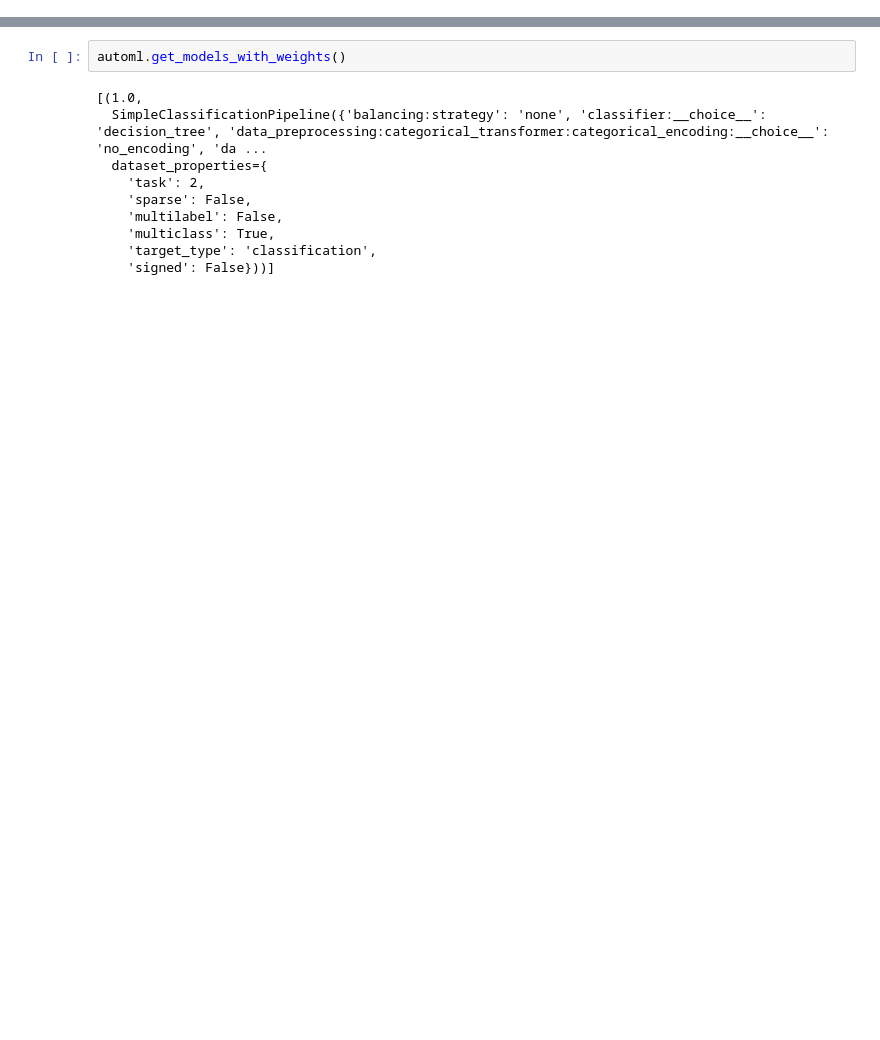
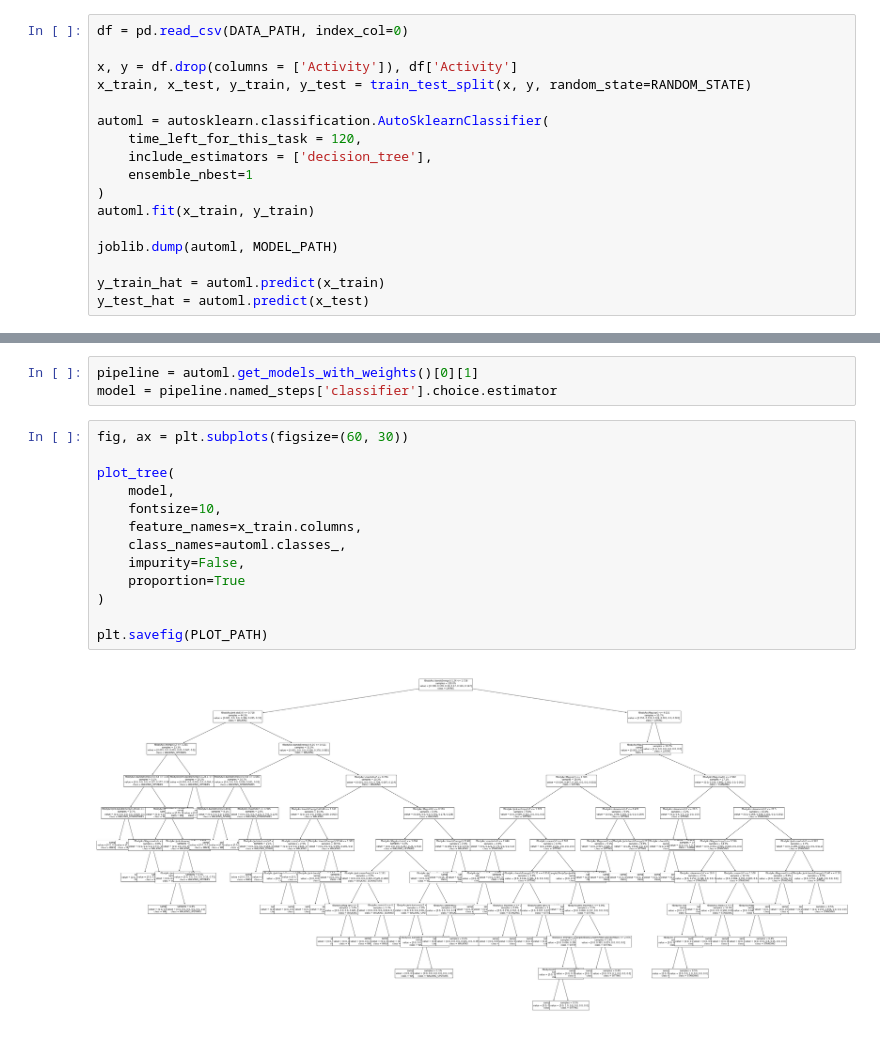
Before and after one commit to pfilo8/BHL-Hackathon-AI, a Jupyter notebook: AutoML-Decision-Tree.ipynb, the cells around one changed output, grey strips where cells are left out. Cells and saved outputs as stored; diff of their text form; blank space fills up the shorter version.

Commit message:
AutoML Decision Tree results.

```diff
--- a/AutoML-Decision-Tree.ipynb
+++ b/AutoML-Decision-Tree.ipynb
@@ -71,0 +33,17 @@ y_test_hat = automl.predict(x_test)
+# %%
+df = pd.read_csv(DATA_PATH, index_col=0)
+
+x, y = df.drop(columns = ['Activity']), df['Activity']
+x_train, x_test, y_train, y_test = train_test_split(x, y, random_state=RANDOM_STATE)
+
+automl = autosklearn.classification.AutoSklearnClassifier(
+    time_left_for_this_task = 120,
+    include_estimators = ['decision_tree'],
+    ensemble_nbest=1
+)
+automl.fit(x_train, y_train)
+
+joblib.dump(automl, MODEL_PATH)
+
+y_train_hat = automl.predict(x_train)
+y_test_hat = automl.predict(x_test)
@@ -102,12 +108,18 @@ WALKING_DOWNSTAIRS       0.93      0.93      0.93       338
-# %%
-automl.get_models_with_weights()
-# %% [output]
-[(1.0,
-  SimpleClassificationPipeline({'balancing:strategy': 'none', 'classifier:__choice__': 'decision_tree', 'data_preprocessing:categorical_transformer:categorical_encoding:__choice__': 'no_encoding', 'da ...
-  dataset_properties={
-    'task': 2,
-    'sparse': False,
-    'multilabel': False,
-    'multiclass': True,
-    'target_type': 'classification',
-    'signed': False}))]
+# %%
+pipeline = automl.get_models_with_weights()[0][1]
+model = pipeline.named_steps['classifier'].choice.estimator
+# %%
+fig, ax = plt.subplots(figsize=(60, 30))
+
+plot_tree(
+    model,
+    fontsize=10,
+    feature_names=x_train.columns,
+    class_names=automl.classes_,
+    impurity=False,
+    proportion=True
+)
+
+plt.savefig(PLOT_PATH)
+# %% [output]
+[figure, added]
```
Also changed, not shown: parts of 12 cells of this notebook, 2 other files.
